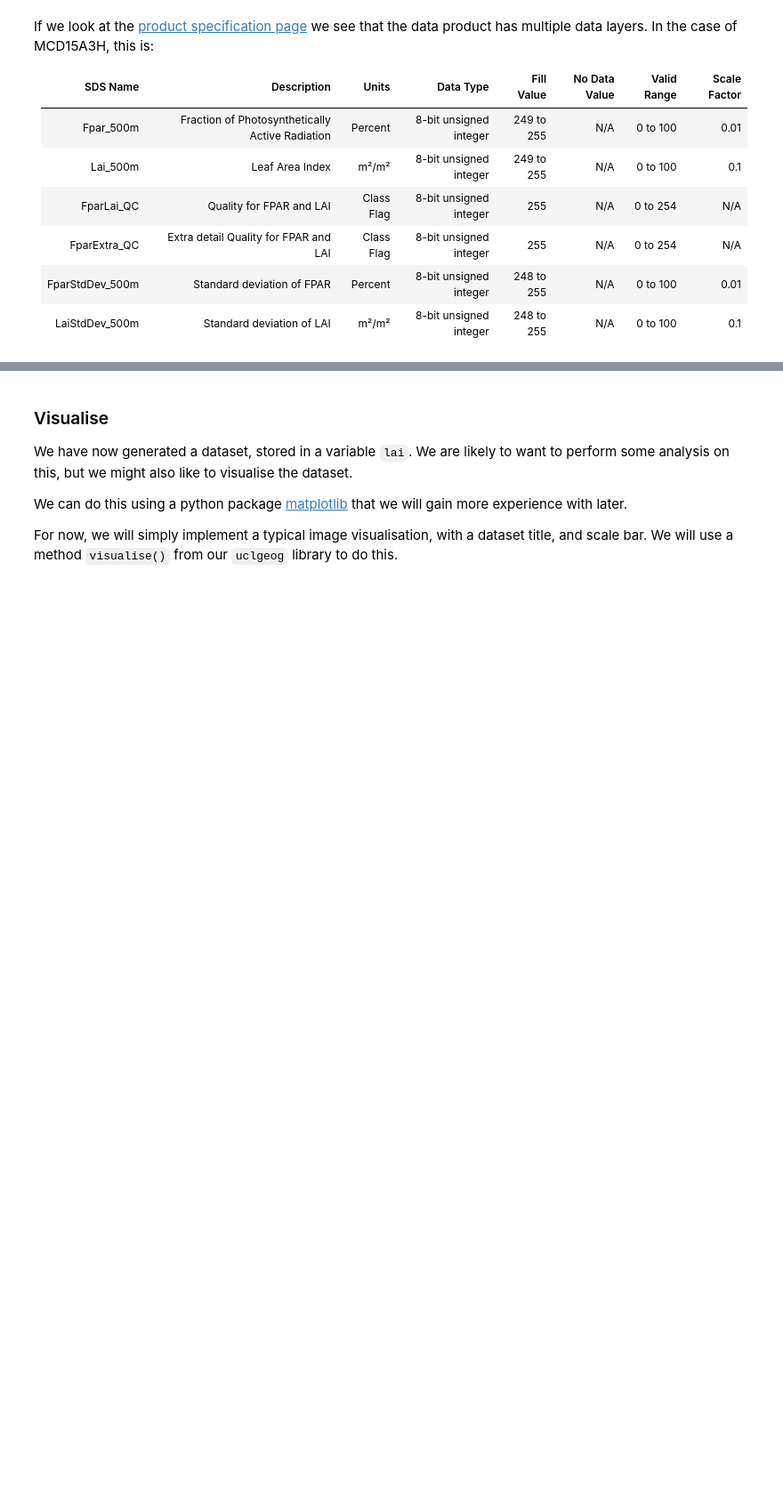
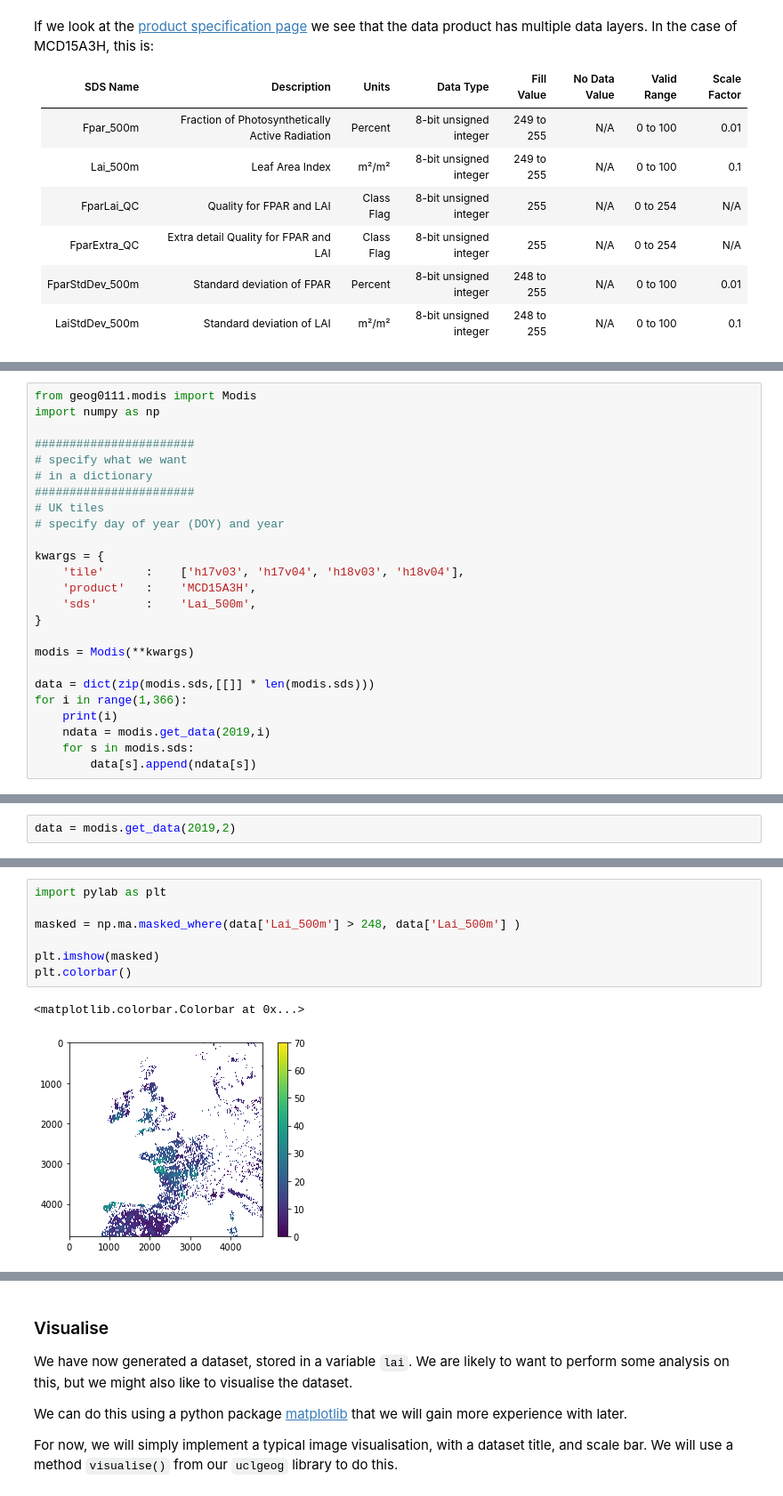
Before and after one commit to UCL-EO/geog0111, a Jupyter notebook: notebooks/024_NASA_MODIS_Earthdata.ipynb, the cells around one changed output, grey strips where cells are left out. Shown at 89% size. Drawn from its saved outputs; the diff is of its cells as text; blank space fills up the shorter version.

```diff
--- a/notebooks/024_NASA_MODIS_Earthdata.ipynb
+++ b/notebooks/024_NASA_MODIS_Earthdata.ipynb
@@ -176,0 +161,25 @@ For example, lets try using the default grid:
+# %%
+from geog0111.modis import Modis
+import numpy as np
+
+#######################
+# specify what we want
+# in a dictionary
+#######################
+# UK tiles
+# specify day of year (DOY) and year
+
+kwargs = {
+    'tile'      :    ['h17v03', 'h17v04', 'h18v03', 'h18v04'],
+    'product'   :    'MCD15A3H',
+    'sds'       :    'Lai_500m',
+}
+
+modis = Modis(**kwargs)
+
+data = dict(zip(modis.sds,[[]] * len(modis.sds)))
+for i in range(1,366):
+    print(i)
+    ndata = modis.get_data(2019,i)
+    for s in modis.sds:
+        data[s].append(ndata[s])
@@ -176,0 +204,2 @@ For example, lets try using the default grid:
+# %%
+data = modis.get_data(2019,2)
@@ -176,0 +209,10 @@ For example, lets try using the default grid:
+# %%
+import pylab as plt
+
+masked = np.ma.masked_where(data['Lai_500m'] > 248, data['Lai_500m'] )
+
+plt.imshow(masked)
+plt.colorbar()
+# %% [output]
+<matplotlib.colorbar.Colorbar at 0x...>
+[figure, added]
```
Also changed, not shown: parts of 12 cells of this notebook, 3 other files.
